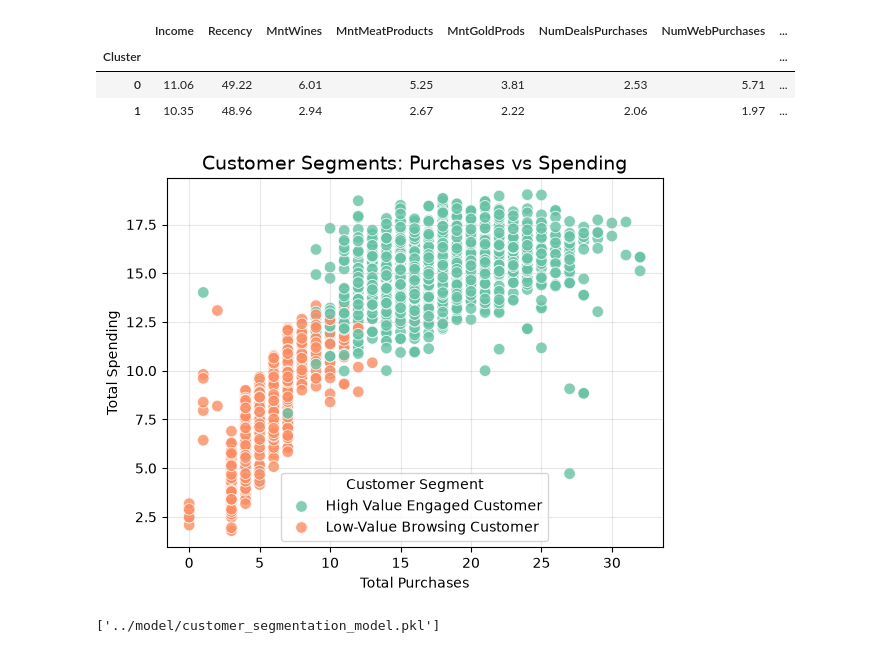
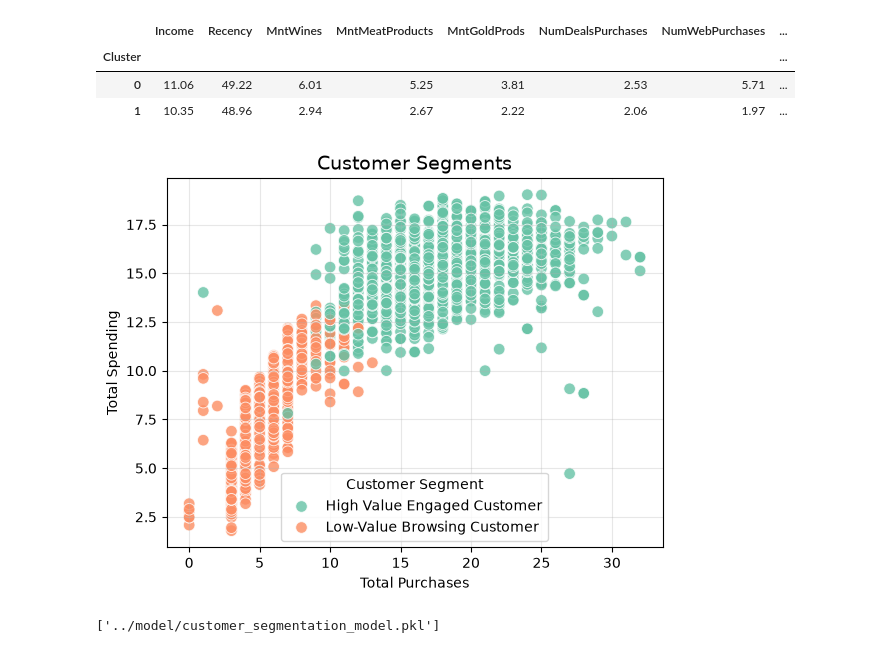
Before and after one commit to virtual-arin/Customer-Intelligence-Segmentation-System, a Jupyter notebook: notebooks/Notebook.ipynb, the cells around one changed output. Cells and saved outputs as stored; diff of their text form; code cells hidden in the pictures.

```diff
--- a/notebooks/Notebook.ipynb
+++ b/notebooks/Notebook.ipynb
@@ -682,15 +684,15 @@ df['Total_Purchases'] = ( df['NumWebPurchases'] + df['NumCatalogPurchases'] + df
 df['Total_Spending'] = ( df['MntWines'] + df['MntMeatProducts'] + df['MntGoldProds'] )
 # %%
 sns.scatterplot( data=df, x='Total_Purchases', y='Total_Spending', hue='Cluster_Name', palette='Set2', alpha=0.8, s=70 )
-plt.title('Customer Segments: Purchases vs Spending', fontsize=14)
+plt.title('Customer Segments', fontsize=14)
 plt.xlabel('Total Purchases')
 plt.ylabel('Total Spending')
 plt.legend(title='Customer Segment')
 plt.grid(alpha=0.3)
-plt.savefig('../images/purchases_vs_spending_segments.png', bbox_inches='tight')
+plt.savefig('../images/customer_segments.png', bbox_inches='tight')
 plt.show()
 # %% [output]
-[figure, old version]
+[figure, new version]
 # %%
 import joblib
 joblib.dump(preprocessor, '../model/preprocessor.pkl')
```
Also changed, not shown: parts of 3 cells of this notebook, 5 other files.
